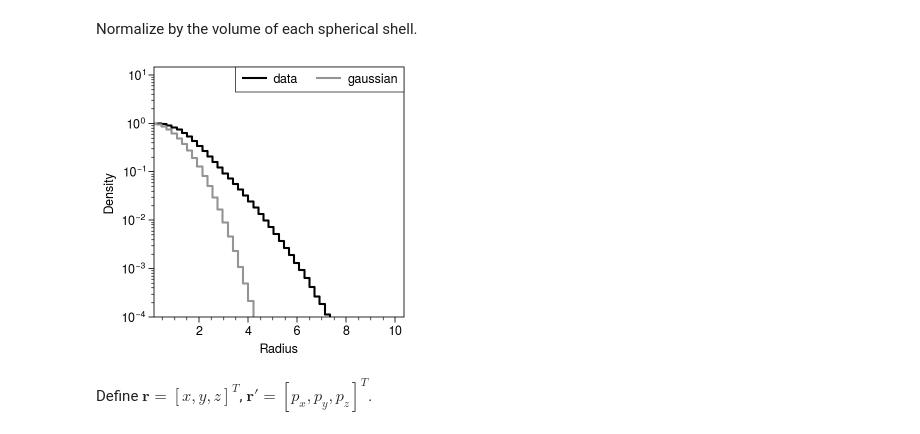
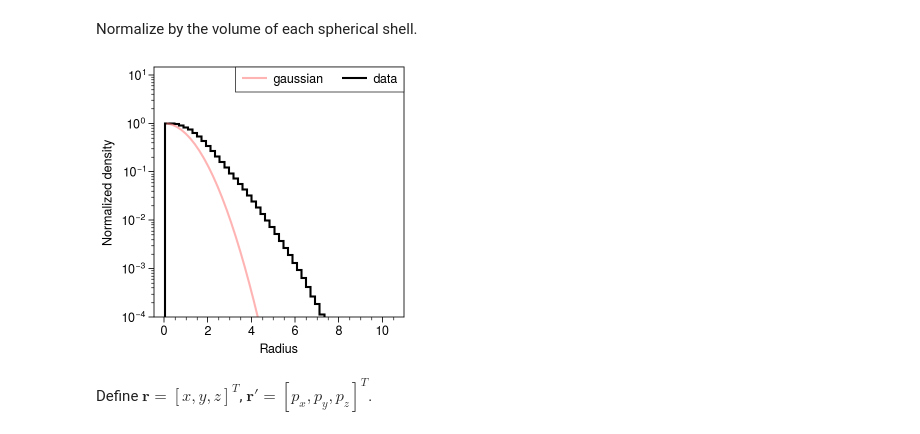
Before and after one commit to austin-hoover/ps-dist, a Jupyter notebook: examples/cloud.ipynb, the cells around one changed output. Drawn from its saved outputs; the diff is of its cells as text; code cells hidden in the pictures.

```diff
--- a/examples/cloud.ipynb
+++ b/examples/cloud.ipynb
@@ -17,6 +17,7 @@ import psdist as ps
 import psdist.visualization as psv
 # %%
 pplt.rc["cmap.discrete"] = False
+pplt.rc["colorbar.width"] = "1.2em"
 pplt.rc["cycle"] = "538"
 pplt.rc["cmap.sequential"] = "viridis"
 pplt.rc["figure.facecolor"] = "white"
@@ -245,16 +246,19 @@ for i in range(3):
 # %% [markdown]
 Normalize by the volume of each spherical shell.
 # %%
-fr, radii = ps.cloud.radial_histogram(X[:, :4], bins=50, centers=True)
-fr = fr / np.max(fr)
+profile, edges = ps.cloud.radial_histogram(X[:, :4], bins=50)
+profile = psv.scale_profile(profile, scale="max")
+coords = ps.utils.centers_from_edges(edges)
 
 fig, ax = pplt.subplots()
-ax.plot(radii, fr, drawstyle="steps-mid", color="black", label="data")
-ax.plot(radii, np.exp(-0.5 * radii ** 2), drawstyle="steps-mid", color="grey", label="gaussian")
+psv.plot_profile(profile, edges=edges, ax=ax, kind="step", color="black", label="data")
+ax.plot(coords, np.exp(-0.5 * coords**2), color="red5", alpha=0.5, label="gaussian")
 ax.legend()
-ax.format(yscale="log", yformatter="log", ymin=0.0001, xlabel="Radius", ylabel="Density")
+ax.format(
+    yscale="log", yformatter="log", ymin=0.0001, xlabel="Radius", ylabel="Normalized density",
+)
 # %% [output]
-[figure, old version]
+[figure, new version]
 # %% [markdown]
 Define $\mathbf{r} = [x, y, z]^T$, $\mathbf{r}' = [p_x, p_y, p_z]^T$.
 # %%
```
Also changed, not shown: parts of 13 cells of this notebook.
